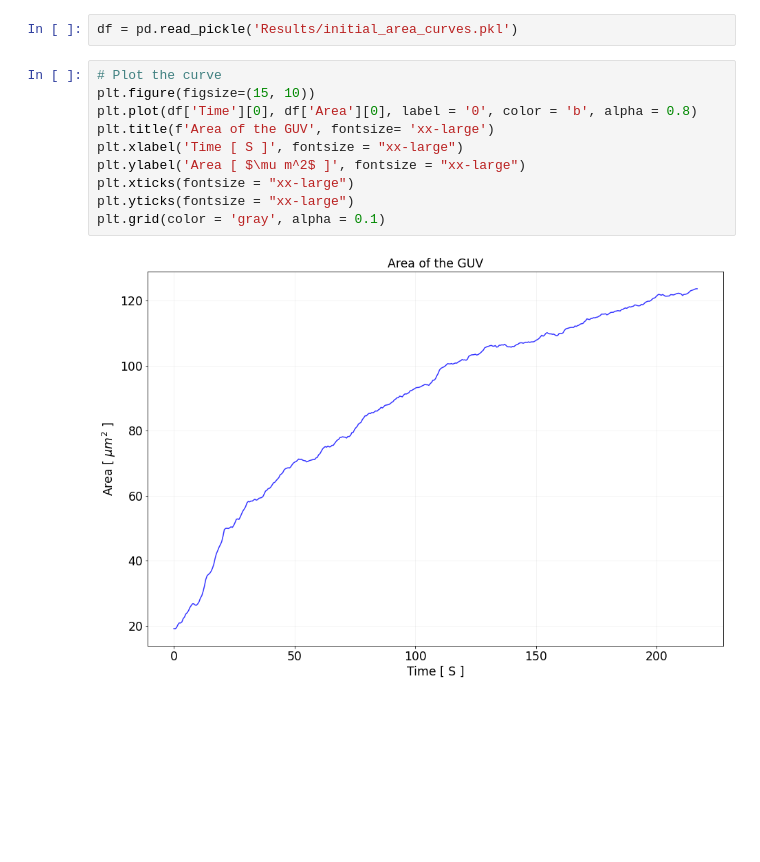
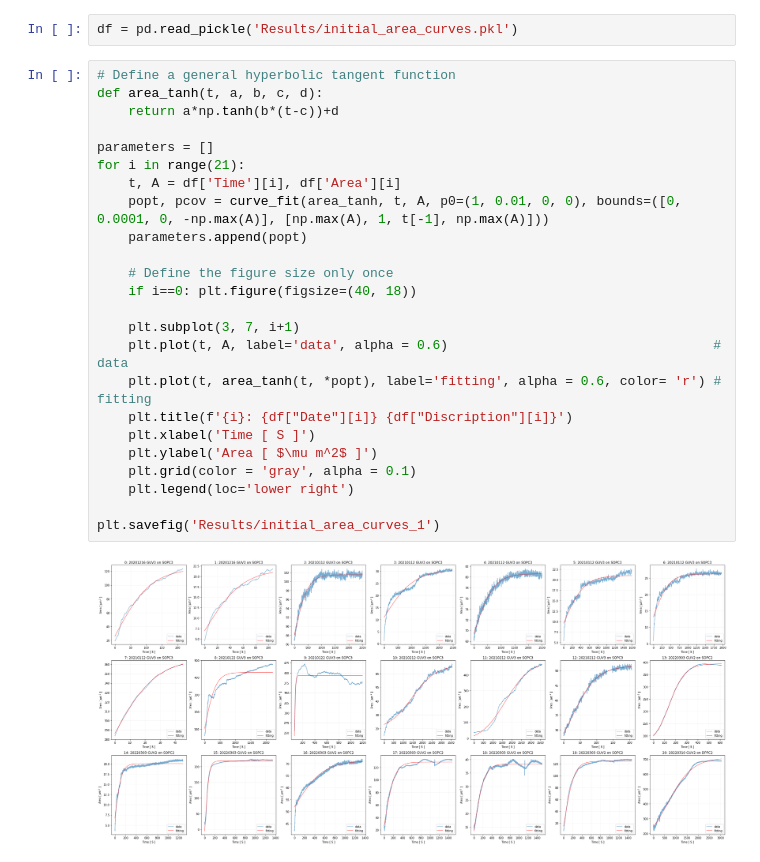
Before and after one commit to ahmed344/growth-curves, a Jupyter notebook: curves_table.ipynb, the cells around one changed output. Cells and saved outputs as stored; diff of their text form; blank space fills up the shorter version.

Commit message:
tanh growth

```diff
--- a/curves_table.ipynb
+++ b/curves_table.ipynb
@@ -7,15 +7,29 @@ import matplotlib.pyplot as plt
 ### Read the data frame
 # %%
 df = pd.read_pickle('Results/initial_area_curves.pkl')
-# %%
-# Plot the curve
-plt.figure(figsize=(15, 10))
-plt.plot(df['Time'][0], df['Area'][0], label = '0', color = 'b', alpha = 0.8)
-plt.title(f'Area of the GUV', fontsize= 'xx-large')
-plt.xlabel('Time [ S ]', fontsize = "xx-large")
-plt.ylabel('Area [ $\mu m^2$ ]', fontsize = "xx-large")
-plt.xticks(fontsize = "xx-large")
-plt.yticks(fontsize = "xx-large")
-plt.grid(color = 'gray', alpha = 0.1)
-# %% [output]
-[figure, removed]
+# %%
+# Define a general hyperbolic tangent function
+def area_tanh(t, a, b, c, d):
+    return a*np.tanh(b*(t-c))+d
+
+parameters = []
+for i in range(21):
+    t, A = df['Time'][i], df['Area'][i]
+    popt, pcov = curve_fit(area_tanh, t, A, p0=(1, 0.01, 0, 0), bounds=([0, 0.0001, 0, -np.max(A)], [np.max(A), 1, t[-1], np.max(A)]))
+    parameters.append(popt)
+
+    # Define the figure size only once
+    if i==0: plt.figure(figsize=(40, 18))
+
+    plt.subplot(3, 7, i+1)
+    plt.plot(t, A, label='data', alpha = 0.6)                                  # data
+    plt.plot(t, area_tanh(t, *popt), label='fitting', alpha = 0.6, color= 'r') # fitting
+    plt.title(f'{i}: {df["Date"][i]} {df["Discription"][i]}')
+    plt.xlabel('Time [ S ]')
+    plt.ylabel('Area [ $\mu m^2$ ]')
+    plt.grid(color = 'gray', alpha = 0.1)
+    plt.legend(loc='lower right')
+
+plt.savefig('Results/initial_area_curves_1')
+# %% [output]
+[figure, added]
```
Also changed, not shown: parts of 2 cells of this notebook, 3 other files.
